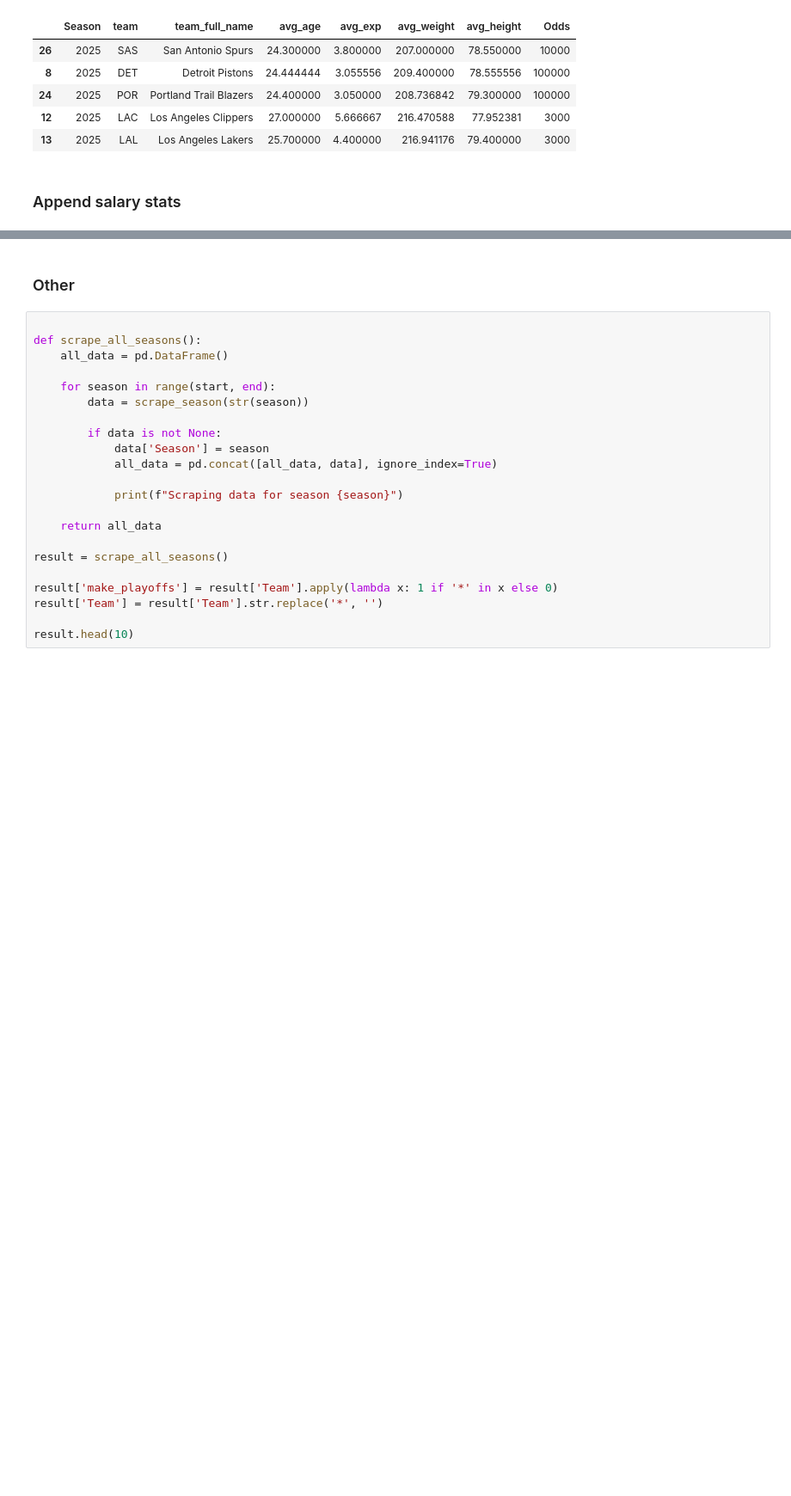
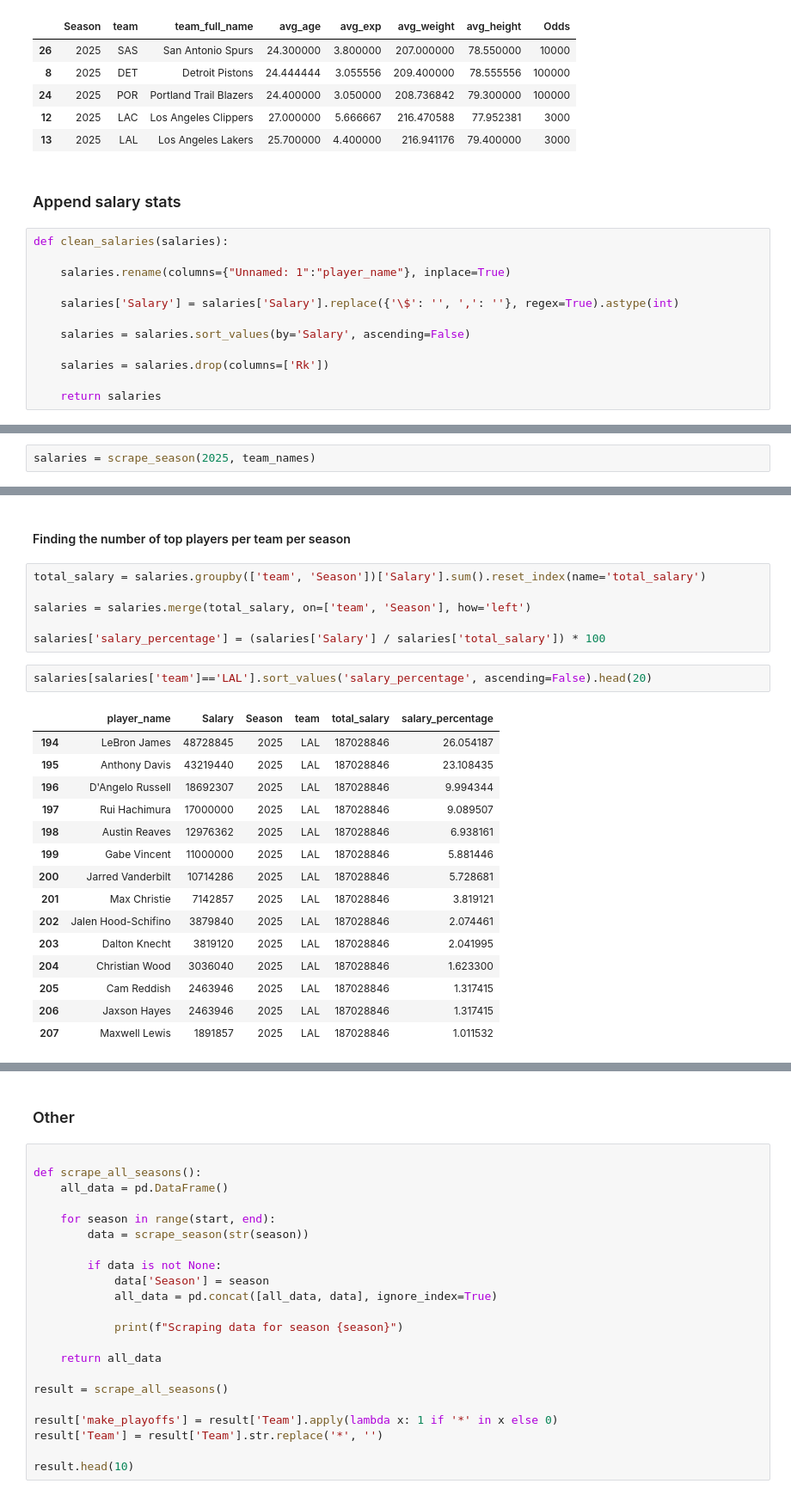
Before and after one commit to TomHavy/Nba-Standings-Prediction, a Jupyter notebook: scrap-nba-data.ipynb, the cells around one changed output, grey strips where cells are left out. Shown at 86% size. Saved outputs shown, nothing was run; the diff lists cells and outputs as text; blank space fills up the shorter version.

```diff
--- a/scrap-nba-data.ipynb
+++ b/scrap-nba-data.ipynb
@@ -243,3 +243,15 @@ avg_n_odds.sample(5)
 | 13 | 2025 | LAL | Los Angeles Lakers | 25.700000 | 4.400000 | 216.941176 | 79.400000 | 3000 |
 # %% [markdown]
 ### Append salary stats
+# %%
+def clean_salaries(salaries):
+
+    salaries.rename(columns={"Unnamed: 1":"player_name"}, inplace=True)
+
+    salaries['Salary'] = salaries['Salary'].replace({'\$': '', ',': ''}, regex=True).astype(int)
+
+    salaries = salaries.sort_values(by='Salary', ascending=False)
+
+    salaries = salaries.drop(columns=['Rk'])
+
+    return salaries
@@ -245,0 +299,2 @@ avg_n_odds.sample(5)
+# %%
+salaries = scrape_season(2025, team_names)
@@ -245,0 +310,26 @@ avg_n_odds.sample(5)
+# %% [markdown]
+#### Finding the number of top players per team per season
+# %%
+total_salary = salaries.groupby(['team', 'Season'])['Salary'].sum().reset_index(name='total_salary')
+
+salaries = salaries.merge(total_salary, on=['team', 'Season'], how='left')
+
+salaries['salary_percentage'] = (salaries['Salary'] / salaries['total_salary']) * 100
+# %%
+salaries[salaries['team']=='LAL'].sort_values('salary_percentage', ascending=False).head(20)
+# %% [output]
+|  | player_name | Salary | Season | team | total_salary | salary_percentage |
+| 194 | LeBron James | 48728845 | 2025 | LAL | 187028846 | 26.054187 |
+| 195 | Anthony Davis | 43219440 | 2025 | LAL | 187028846 | 23.108435 |
+| 196 | D'Angelo Russell | 18692307 | 2025 | LAL | 187028846 | 9.994344 |
+| 197 | Rui Hachimura | 17000000 | 2025 | LAL | 187028846 | 9.089507 |
+| 198 | Austin Reaves | 12976362 | 2025 | LAL | 187028846 | 6.938161 |
+| 199 | Gabe Vincent | 11000000 | 2025 | LAL | 187028846 | 5.881446 |
+| 200 | Jarred Vanderbilt | 10714286 | 2025 | LAL | 187028846 | 5.728681 |
+| 201 | Max Christie | 7142857 | 2025 | LAL | 187028846 | 3.819121 |
+| 202 | Jalen Hood-Schifino | 3879840 | 2025 | LAL | 187028846 | 2.074461 |
+| 203 | Dalton Knecht | 3819120 | 2025 | LAL | 187028846 | 2.041995 |
+| 204 | Christian Wood | 3036040 | 2025 | LAL | 187028846 | 1.623300 |
+| 205 | Cam Reddish | 2463946 | 2025 | LAL | 187028846 | 1.317415 |
+| 206 | Jaxson Hayes | 2463946 | 2025 | LAL | 187028846 | 1.317415 |
+| 207 | Maxwell Lewis | 1891857 | 2025 | LAL | 187028846 | 1.011532 |
```
Also changed, not shown: parts of 13 cells of this notebook.
